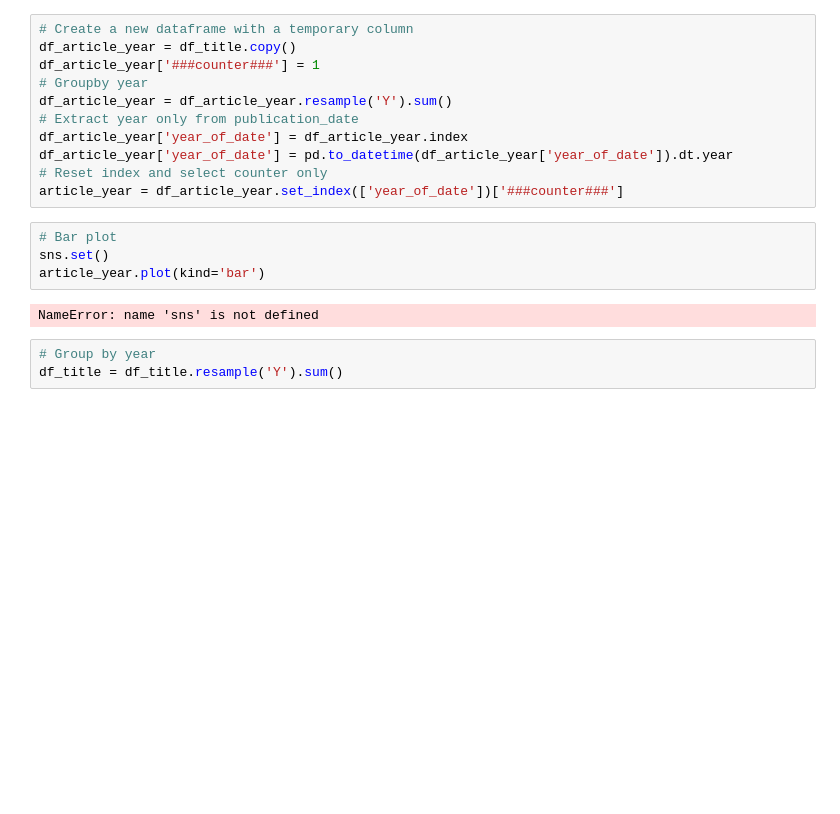
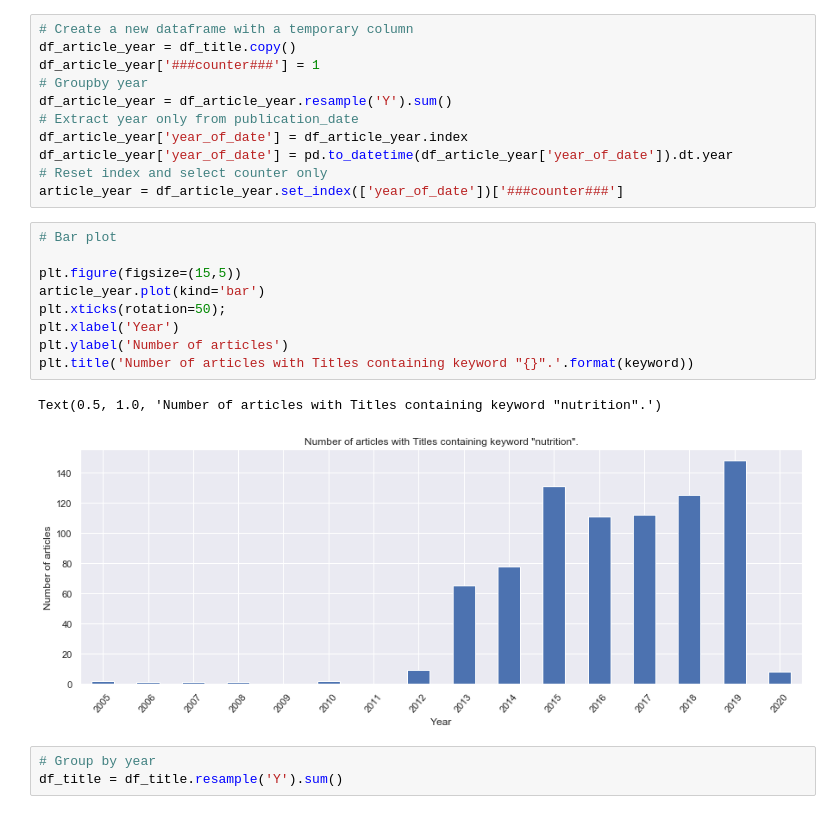
Before and after one commit to jacqpool/academic_consensus, a Jupyter notebook: notebooks/2_exloratory_analysis_Titles.ipynb, the cells around one changed output. Cells and saved outputs as stored; diff of their text form; blank space fills up the shorter version.

```diff
--- a/notebooks/2_exloratory_analysis_Titles.ipynb
+++ b/notebooks/2_exloratory_analysis_Titles.ipynb
@@ -169,12 +170,18 @@ df_article_year['year_of_date'] = df_article_year.index
 df_article_year['year_of_date'] = pd.to_datetime(df_article_year['year_of_date']).dt.year
 # Reset index and select counter only
 article_year = df_article_year.set_index(['year_of_date'])['###counter###']
-# %%
-# Bar plot
-sns.set()
-article_year.plot(kind='bar')
-# %% [output]
-NameError: name 'sns' is not defined
+# %%
+# Bar plot
+
+plt.figure(figsize=(15,5))
+article_year.plot(kind='bar')
+plt.xticks(rotation=50);
+plt.xlabel('Year')
+plt.ylabel('Number of articles')
+plt.title('Number of articles with Titles containing keyword "{}".'.format(keyword))
+# %% [output]
+Text(0.5, 1.0, 'Number of articles with Titles containing keyword "nutrition".')
+[figure, added]
 # %%
 # Group by year
 df_title = df_title.resample('Y').sum()
```
Also changed, not shown: parts of 5 cells of this notebook.
